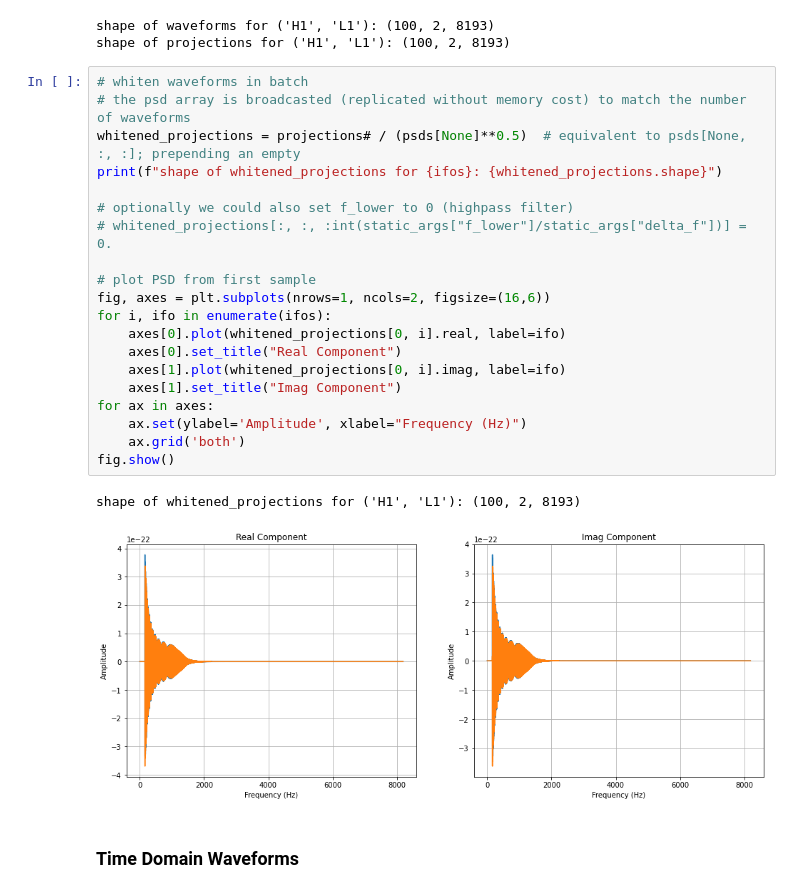
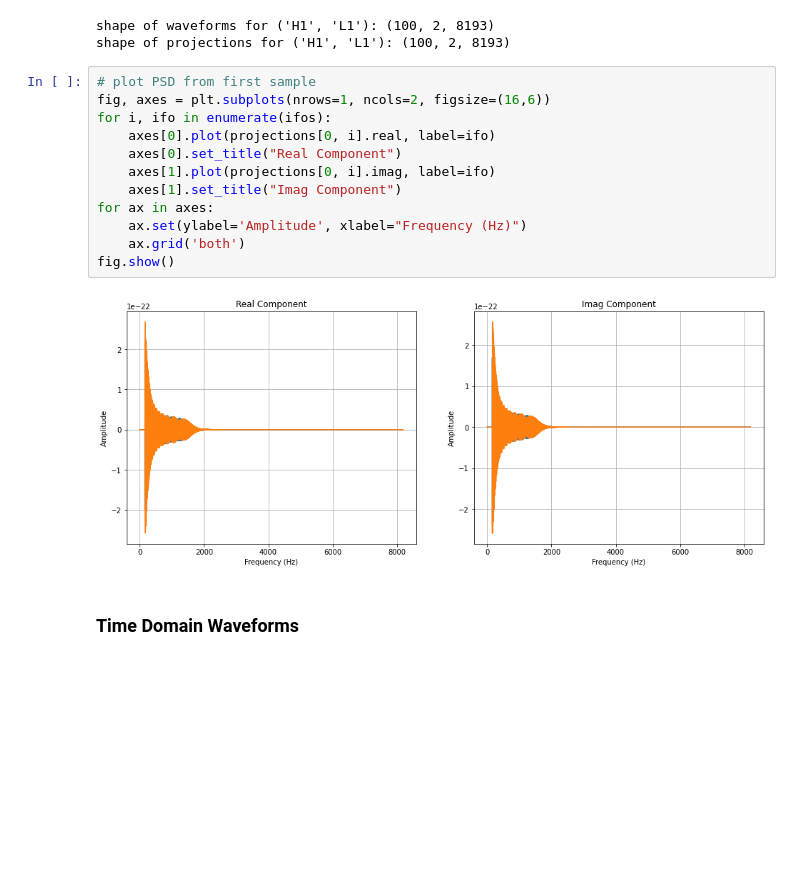
Before and after one commit to tanghyd/gravflows, a Jupyter notebook: batched_whitening.ipynb, the cells around one changed output. Cells and saved outputs as stored; diff of their text form; blank space fills up the shorter version.

```diff
--- a/batched_whitening.ipynb
+++ b/batched_whitening.ipynb
@@ -127,28 +127,19 @@ print(f"shape of projections for {ifos}: {projections.shape}")
 shape of waveforms for ('H1', 'L1'): (100, 2, 8193)
 shape of projections for ('H1', 'L1'): (100, 2, 8193)
 # %%
-# whiten waveforms in batch
-# the psd array is broadcasted (replicated without memory cost) to match the number of waveforms
-whitened_projections = projections# / (psds[None]**0.5)  # equivalent to psds[None, :, :]; prepending an empty
-print(f"shape of whitened_projections for {ifos}: {whitened_projections.shape}")
-
-# optionally we could also set f_lower to 0 (highpass filter)
-# whitened_projections[:, :, :int(static_args["f_lower"]/static_args["delta_f"])] = 0.
-
 # plot PSD from first sample
 fig, axes = plt.subplots(nrows=1, ncols=2, figsize=(16,6))
 for i, ifo in enumerate(ifos):
-    axes[0].plot(whitened_projections[0, i].real, label=ifo)
+    axes[0].plot(projections[0, i].real, label=ifo)
     axes[0].set_title("Real Component")
-    axes[1].plot(whitened_projections[0, i].imag, label=ifo)
+    axes[1].plot(projections[0, i].imag, label=ifo)
     axes[1].set_title("Imag Component")
 for ax in axes:
     ax.set(ylabel='Amplitude', xlabel="Frequency (Hz)")
     ax.grid('both')
 fig.show()
 # %% [output]
-shape of whitened_projections for ('H1', 'L1'): (100, 2, 8193)
-[figure, old version]
+[figure, new version]
 # %% [markdown]
 ### Time Domain Waveforms
 # %%
```
Also changed, not shown: parts of 8 cells of this notebook.
